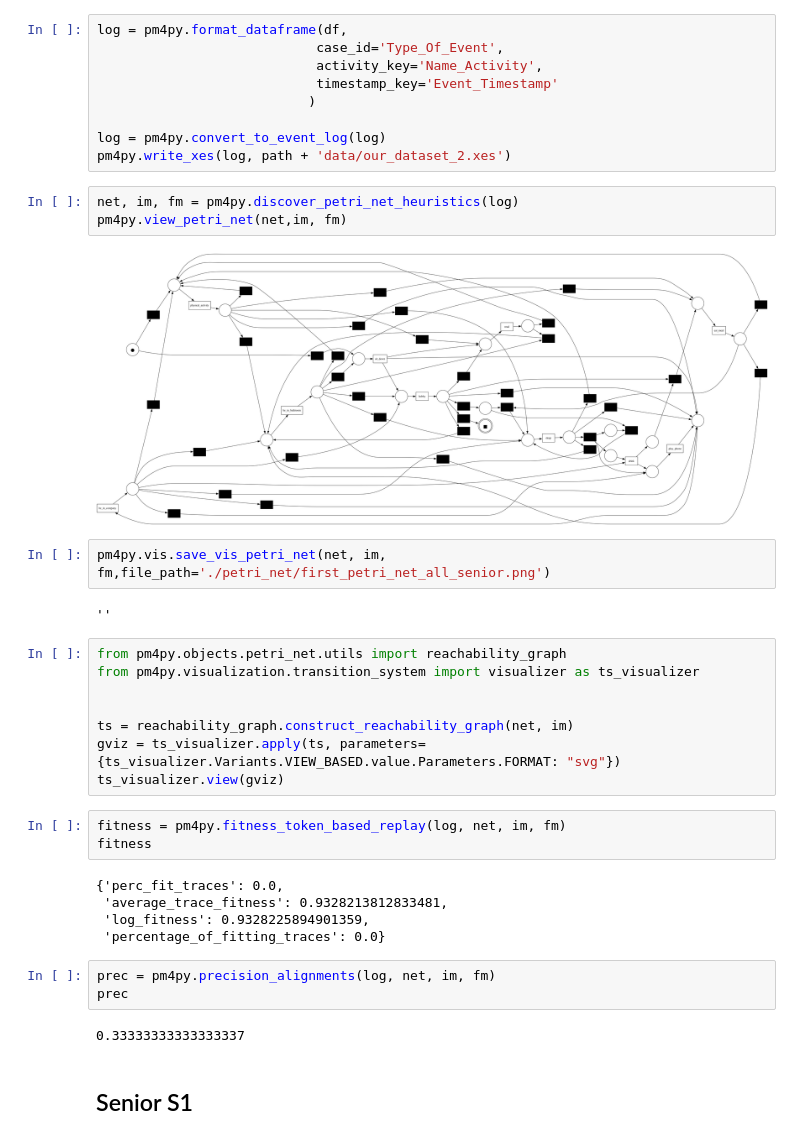
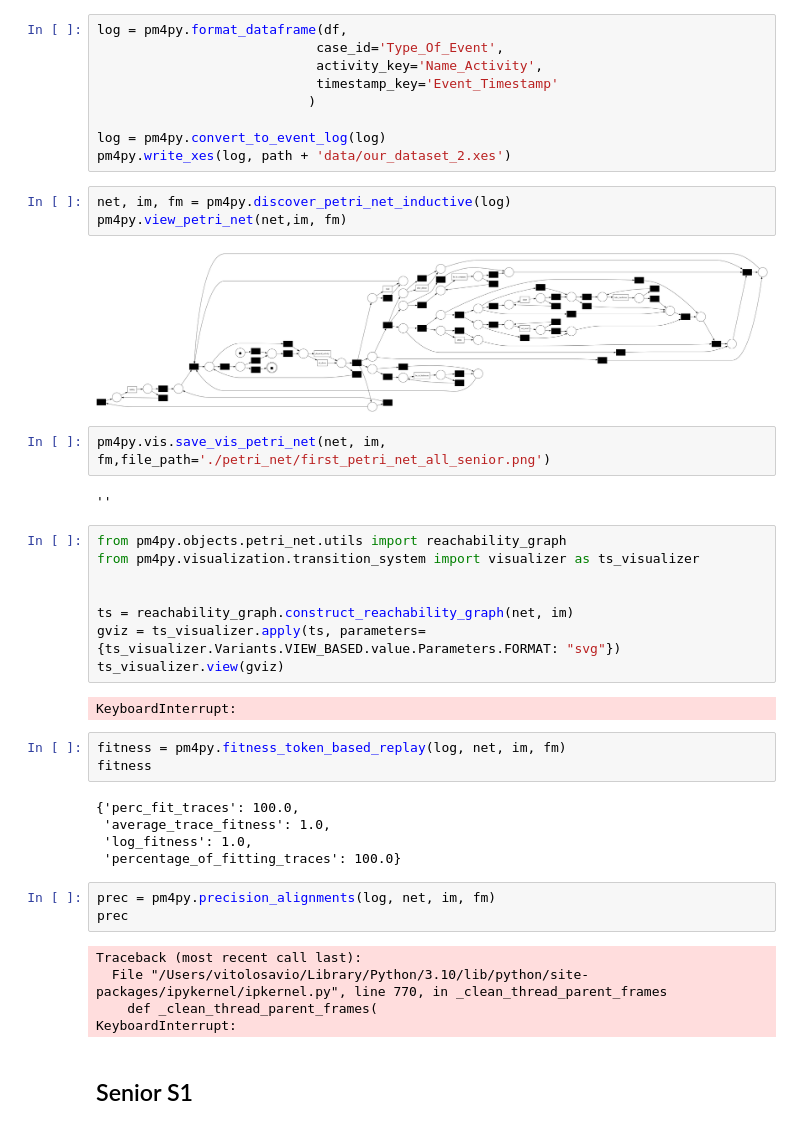
Before and after one commit to VitoNicolaLosavio/ProcessMiningProject, a Jupyter notebook: ProcessMiningProject.ipynb, the cells around one changed output. Saved outputs shown, nothing was run; the diff lists cells and outputs as text.

```diff
--- a/ProcessMiningProject.ipynb
+++ b/ProcessMiningProject.ipynb
@@ -110,10 +111,10 @@ log = pm4py.format_dataframe(df,
 log = pm4py.convert_to_event_log(log)
 pm4py.write_xes(log, path + 'data/our_dataset_2.xes')
 # %%
-net, im, fm = pm4py.discover_petri_net_heuristics(log)
+net, im, fm = pm4py.discover_petri_net_inductive(log)
 pm4py.view_petri_net(net,im, fm)
 # %% [output]
-[figure, old version]
+[figure, new version]
 # %%
 pm4py.vis.save_vis_petri_net(net, im, fm,file_path='./petri_net/first_petri_net_all_senior.png')
 # %% [output]
@@ -126,19 +127,24 @@ from pm4py.visualization.transition_system import visualizer as ts_visualizer
 ts = reachability_graph.construct_reachability_graph(net, im)
 gviz = ts_visualizer.apply(ts, parameters={ts_visualizer.Variants.VIEW_BASED.value.Parameters.FORMAT: "svg"})
 ts_visualizer.view(gviz)
+# %% [output]
+KeyboardInterrupt:
 # %%
 fitness = pm4py.fitness_token_based_replay(log, net, im, fm)
 fitness
 # %% [output]
-{'perc_fit_traces': 0.0,
- 'average_trace_fitness': 0.9328213812833481,
- 'log_fitness': 0.9328225894901359,
- 'percentage_of_fitting_traces': 0.0}
+{'perc_fit_traces': 100.0,
+ 'average_trace_fitness': 1.0,
+ 'log_fitness': 1.0,
+ 'percentage_of_fitting_traces': 100.0}
 # %%
 prec = pm4py.precision_alignments(log, net, im, fm)
 prec
 # %% [output]
-0.33333333333333337
+Traceback (most recent call last):
+  File "/Users/vitolosavio/Library/Python/3.10/lib/python/site-packages/ipykernel/ipkernel.py", line 770, in _clean_thread_parent_frames
+    def _clean_thread_parent_frames(
+KeyboardInterrupt:
 # %% [markdown]
 ## Senior S1
 # %%
```
Also changed, not shown: parts of 7 cells of this notebook, 4 other files.
